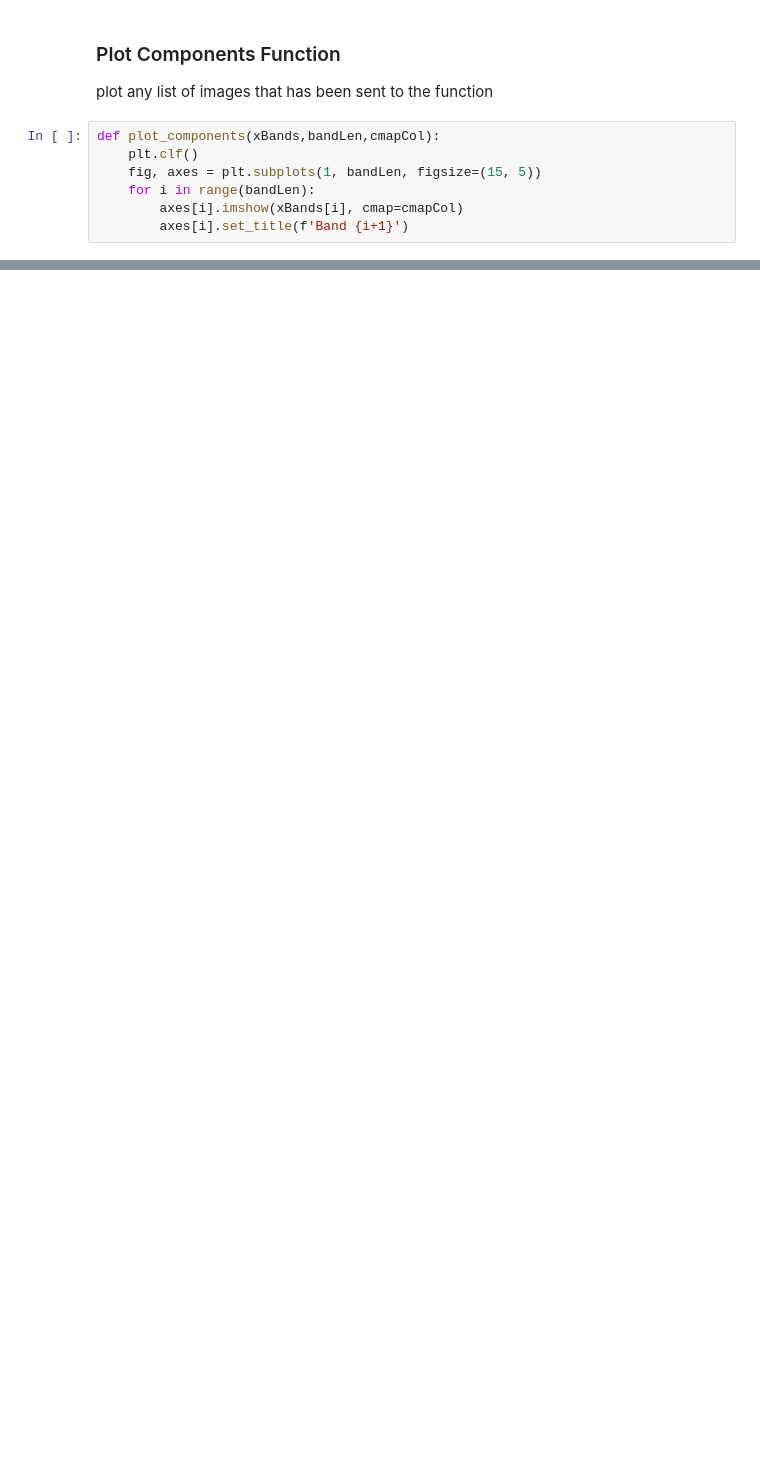
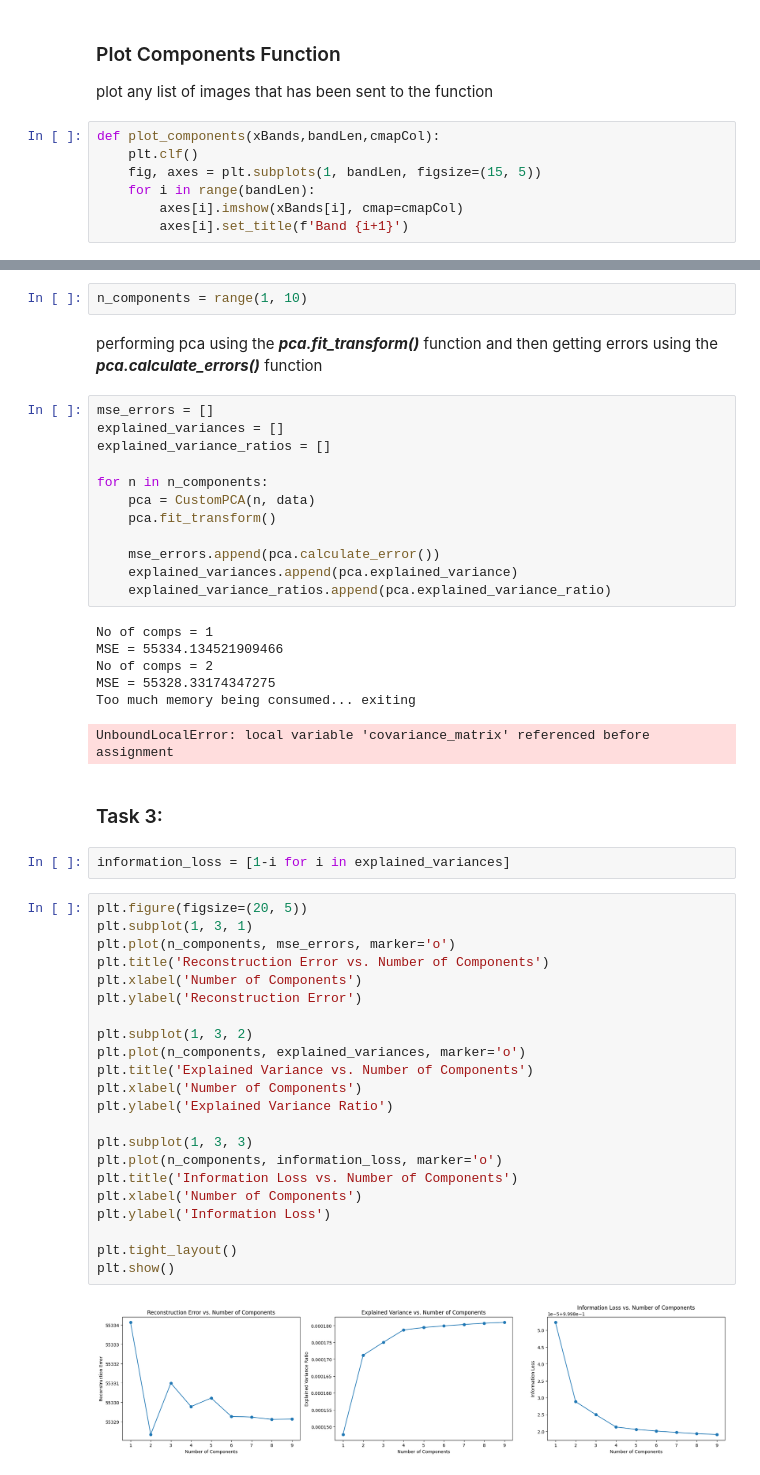
Before and after one commit to Rehannriaz/L2A-SENTINEL-PCA, a Jupyter notebook: l2a.ipynb, the cells around one changed output, grey strips where cells are left out. Saved outputs shown, nothing was run; the diff lists cells and outputs as text; blank space fills up the shorter version.

```diff
--- a/l2a.ipynb
+++ b/l2a.ipynb
@@ -134,0 +218,51 @@ def plot_components(xBands,bandLen,cmapCol):
+# %%
+n_components = range(1, 10)
+# %% [markdown]
+performing pca using the ***pca.fit_transform()*** function and then getting errors using the ***pca.calculate_errors()*** function
+# %%
+mse_errors = []
+explained_variances = []
+explained_variance_ratios = []
+
+for n in n_components:
+    pca = CustomPCA(n, data)
+    pca.fit_transform()
+
+    mse_errors.append(pca.calculate_error())
+    explained_variances.append(pca.explained_variance)
+    explained_variance_ratios.append(pca.explained_variance_ratio)
+# %% [output]
+No of comps = 1
+MSE = 55334.134521909466
+No of comps = 2
+MSE = 55328.33174347275
+Too much memory being consumed... exiting
+UnboundLocalError: local variable 'covariance_matrix' referenced before assignment
+# %% [markdown]
+### Task 3:
+# %%
+information_loss = [1-i for i in explained_variances]
+# %%
+plt.figure(figsize=(20, 5))
+plt.subplot(1, 3, 1)
+plt.plot(n_components, mse_errors, marker='o')
+plt.title('Reconstruction Error vs. Number of Components')
+plt.xlabel('Number of Components')
+plt.ylabel('Reconstruction Error')
+
+plt.subplot(1, 3, 2)
+plt.plot(n_components, explained_variances, marker='o')
+plt.title('Explained Variance vs. Number of Components')
+plt.xlabel('Number of Components')
+plt.ylabel('Explained Variance Ratio')
+
+plt.subplot(1, 3, 3)
+plt.plot(n_components, information_loss, marker='o')
+plt.title('Information Loss vs. Number of Components')
+plt.xlabel('Number of Components')
+plt.ylabel('Information Loss')
+
+plt.tight_layout()
+plt.show()
+# %% [output]
+[figure, added]
```
Also changed, not shown: parts of 12 cells of this notebook.
